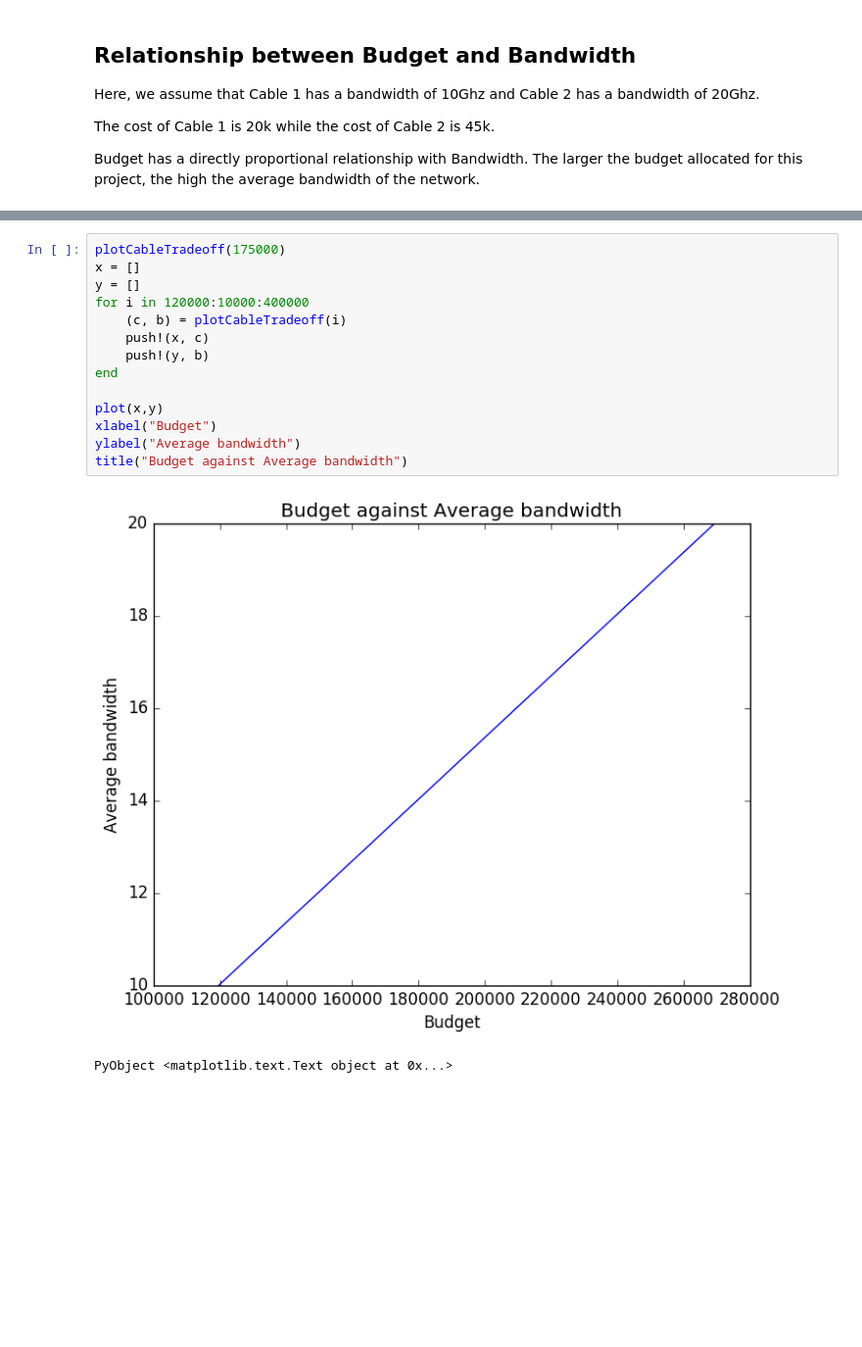
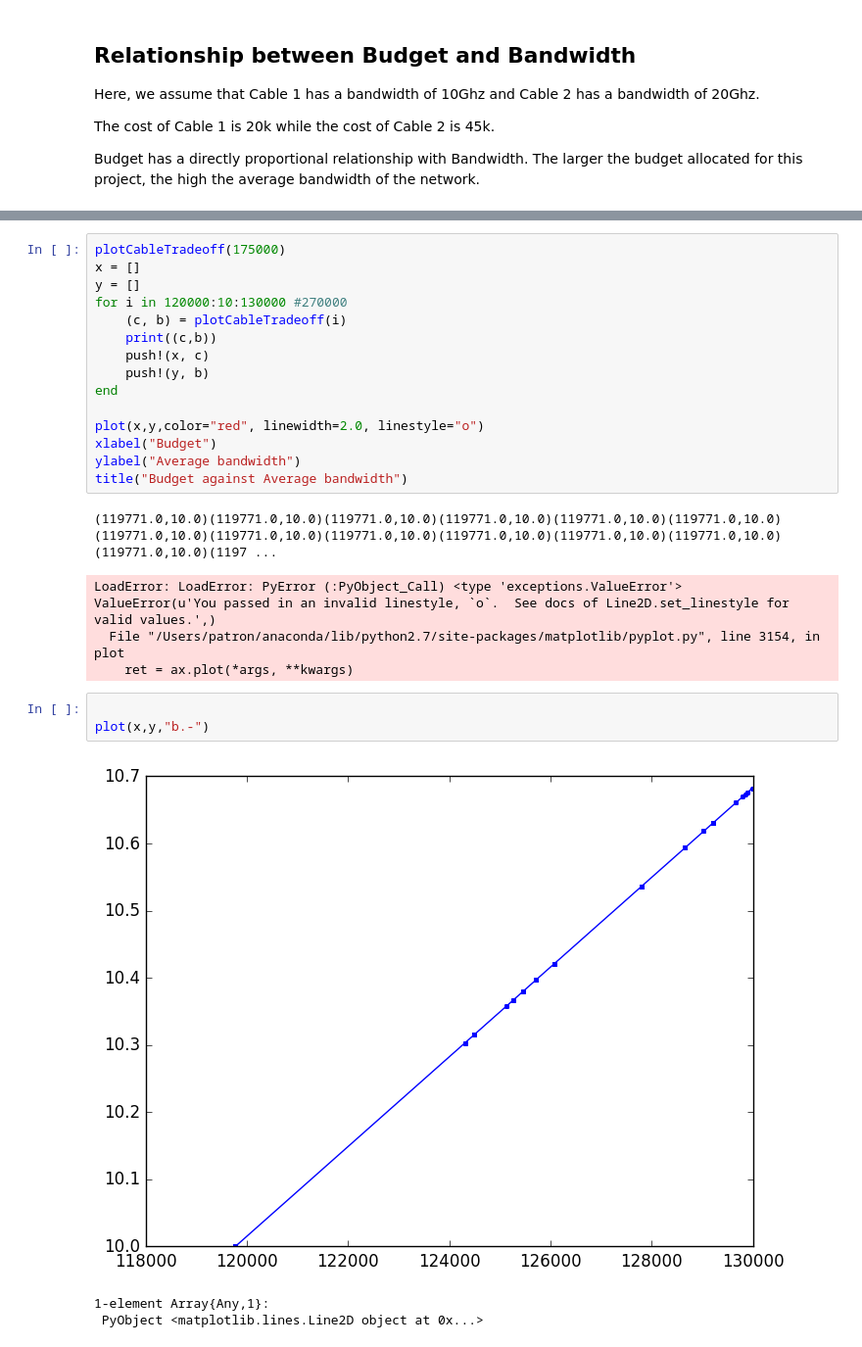
Before and after one commit to mathgeek404/networkOpt, a Jupyter notebook: src/optimal_network.ipynb, the cells around one changed output, grey strips where cells are left out. Shown: that part at 98% size. Cells and saved outputs as stored; diff of their text form; blank space fills up the shorter version.

```diff
--- a/src/optimal_network.ipynb
+++ b/src/optimal_network.ipynb
@@ -503,16 +503,27 @@ plotCableTradeoff (generic function with 1 method)
 plotCableTradeoff(175000)
 x = []
 y = []
-for i in 120000:10000:400000
+for i in 120000:10:130000 #270000
     (c, b) = plotCableTradeoff(i)
+    print((c,b))
     push!(x, c)
     push!(y, b)
 end
 
-plot(x,y)
+plot(x,y,color="red", linewidth=2.0, linestyle="o")
 xlabel("Budget")
 ylabel("Average bandwidth")
 title("Budget against Average bandwidth")
 # %% [output]
-[figure, removed]
-PyObject <matplotlib.text.Text object at 0x...>
+(119771.0,10.0)(119771.0,10.0)(119771.0,10.0)(119771.0,10.0)(119771.0,10.0)(119771.0,10.0)(119771.0,10.0)(119771.0,10.0)(119771.0,10.0)(119771.0,10.0)(119771.0,10.0)(119771.0,10.0)(119771.0,10.0)(1197 ...
+LoadError: LoadError: PyError (:PyObject_Call) <type 'exceptions.ValueError'>
+ValueError(u'You passed in an invalid linestyle, `o`.  See docs of Line2D.set_linestyle for valid values.',)
+  File "/Users/patron/anaconda/lib/python2.7/site-packages/matplotlib/pyplot.py", line 3154, in plot
+    ret = ax.plot(*args, **kwargs)
+# %%
+
+plot(x,y,"b.-")
+# %% [output]
+[figure, added]
+1-element Array{Any,1}:
+ PyObject <matplotlib.lines.Line2D object at 0x...>
```
Also changed, not shown: parts of 2 cells of this notebook.
